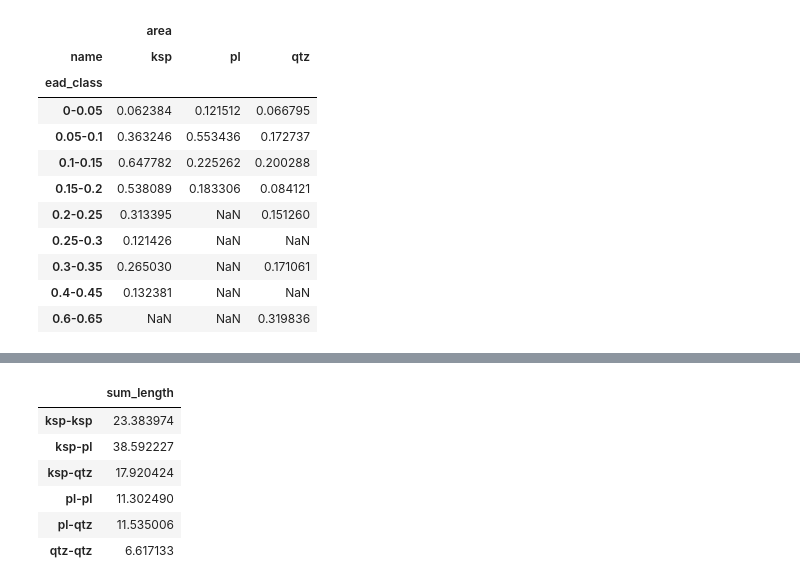
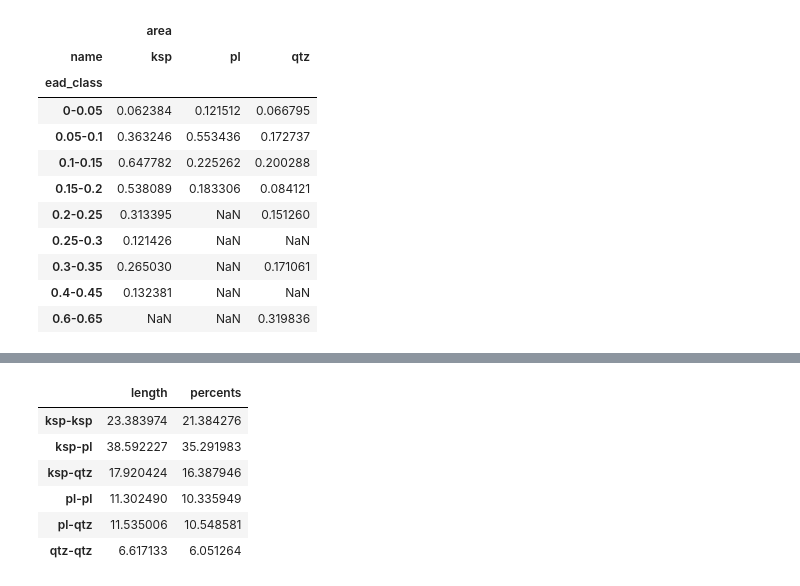
Before and after one commit to ondrolexa/polylx, a Jupyter notebook: polylx_tutorial.ipynb, the cells around one changed output, grey strips where cells are left out. Drawn from its saved outputs; the diff is of its cells as text; code cells hidden in the pictures.

```diff
--- a/polylx_tutorial.ipynb
+++ b/polylx_tutorial.ipynb
@@ -181,10 +181,12 @@ b.plot()
-# %%
-b.agg('sum', 'length')
-# %% [output]
-|  | sum_length |
-| ksp-ksp | 23.383974 |
-| ksp-pl | 38.592227 |
-| ksp-qtz | 17.920424 |
-| pl-pl | 11.302490 |
-| pl-qtz | 11.535006 |
-| qtz-qtz | 6.617133 |
+# %%
+df = b.groups('length').sum()
+df['percents']= 100 * df['length'] / df['length'].sum()
+df
+# %% [output]
+|  | length | percents |
+| ksp-ksp | 23.383974 | 21.384276 |
+| ksp-pl | 38.592227 | 35.291983 |
+| ksp-qtz | 17.920424 | 16.387946 |
+| pl-pl | 11.302490 | 10.335949 |
+| pl-qtz | 11.535006 | 10.548581 |
+| qtz-qtz | 6.617133 | 6.051264 |
```
Also changed, not shown: parts of 14 cells of this notebook, 2 other files.
